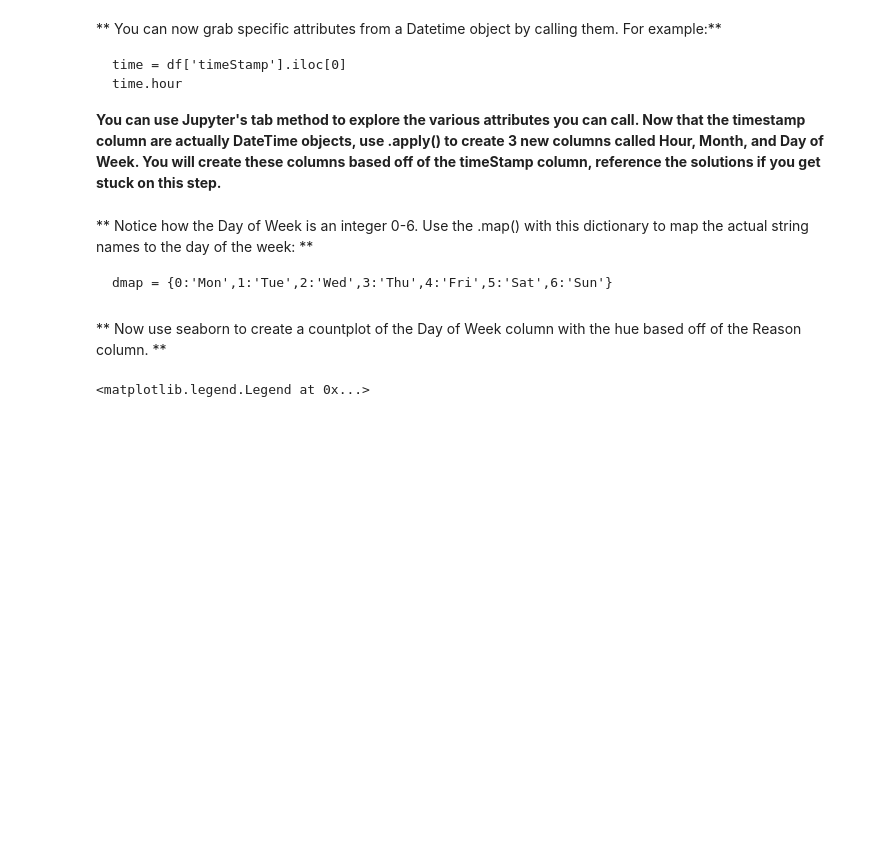
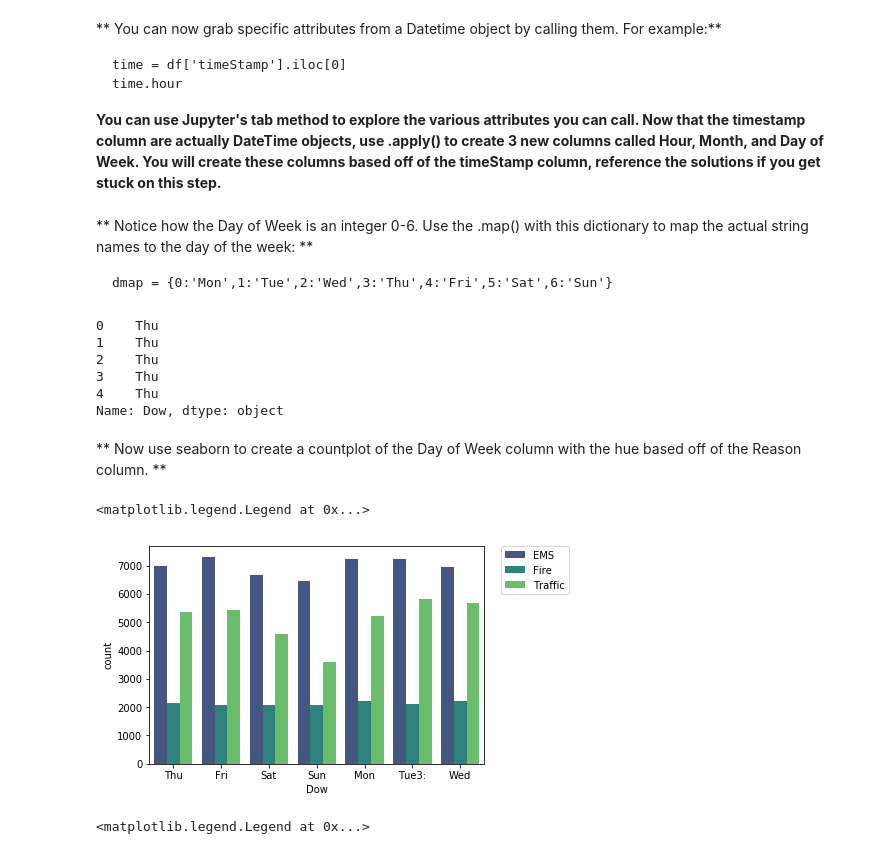
Before and after one commit to ameyaditya/Machine_Learning, a Jupyter notebook: Projects/Data Capstone Project/911 Calls Data Capstone Project .ipynb, the cells around one changed output. Saved outputs shown, nothing was run; the diff lists cells and outputs as text; code cells hidden in the pictures; blank space fills up the shorter version.

```diff
--- a/Projects/Data Capstone Project/911 Calls Data Capstone Project .ipynb
+++ b/Projects/Data Capstone Project/911 Calls Data Capstone Project .ipynb
@@ -192,12 +194,35 @@ str
     time.hour
 
 **You can use Jupyter's tab method to explore the various attributes you can call. Now that the timestamp column are actually DateTime objects, use .apply() to create 3 new columns called Hour, Month, and Day of Week. You will create these columns based off of the timeStamp column, reference the solutions if you get stuck on this step.**
+# %%
+df['Hour'] = df['timeStamp'].apply(lambda x: x.hour)
+# %%
+df['Month'] = df['timeStamp'].apply(lambda x: x.month)
+# %%
+df['Dow'] = df['timeStamp'].apply(lambda x: x.dayofweek)
 # %% [markdown]
 ** Notice how the Day of Week is an integer 0-6. Use the .map() with this dictionary to map the actual string names to the day of the week: **
 
     dmap = {0:'Mon',1:'Tue',2:'Wed',3:'Thu',4:'Fri',5:'Sat',6:'Sun'}
+# %%
+dmap = {0:'Mon',1:'Tue3:',2:'Wed',3:'Thu',4:'Fri',5:'Sat',6:'Sun'}
+df['Dow'] = df['Dow'].map(dmap)
+print(df['Dow'].head())
+# %% [output]
+0    Thu
+1    Thu
+2    Thu
+3    Thu
+4    Thu
+Name: Dow, dtype: object
 # %% [markdown]
 ** Now use seaborn to create a countplot of the Day of Week column with the hue based off of the Reason column. **
+# %%
+sns.countplot(x=df['Dow'],data=df,hue=df['Reason'],palette='viridis')
+plt.legend(bbox_to_anchor = (1.05,1), loc =2 ,borderaxespad = 0.)
+# %% [output]
+<matplotlib.legend.Legend at 0x...>
+[figure, added]
 # %%
 # %% [output]
 <matplotlib.legend.Legend at 0x...>
```
Also changed, not shown: parts of 7 cells of this notebook.
